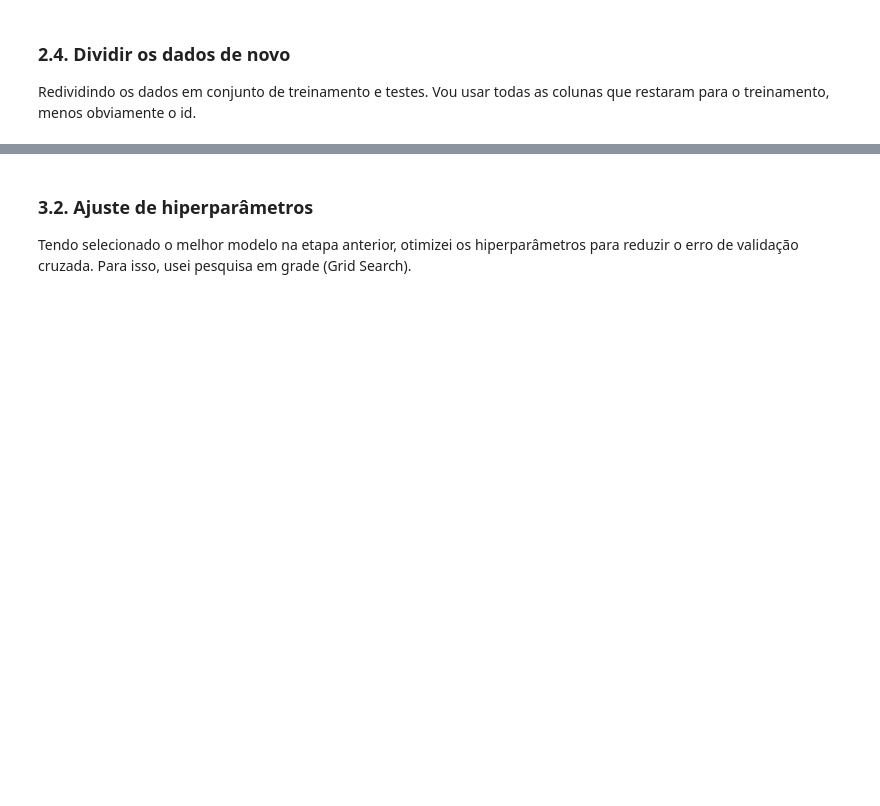
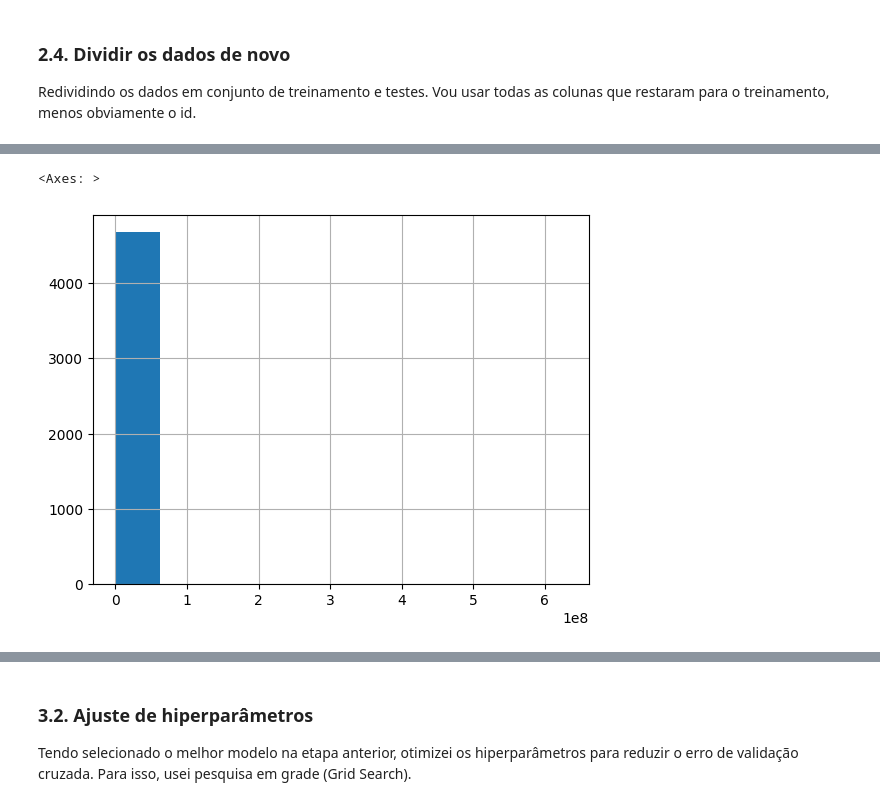
Before and after one commit to BarbaraCerqueira/intr-machine-learning, a Jupyter notebook: regressao/valor_imovel.ipynb, the cells around one changed output, grey strips where cells are left out. Drawn from its saved outputs; the diff is of its cells as text; code cells hidden in the pictures; blank space fills up the shorter version.

```diff
--- a/regressao/valor_imovel.ipynb
+++ b/regressao/valor_imovel.ipynb
@@ -303,0 +321,5 @@ X_test = test.drop('preco', axis = 1)
+# %%
+y_train.hist()
+# %% [output]
+<Axes: >
+[figure, added]
```
Also changed, not shown: parts of 27 cells of this notebook, 1 other file.
